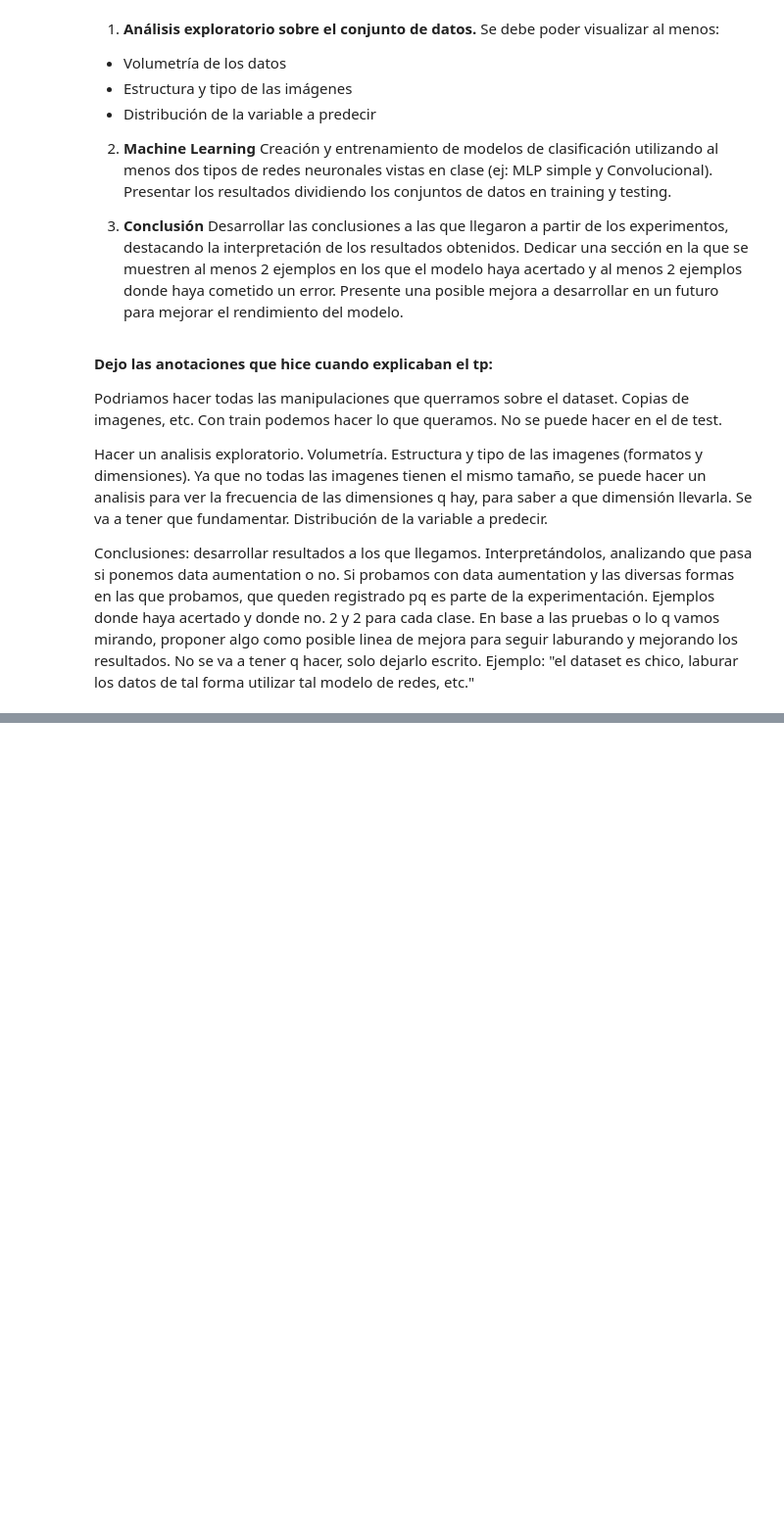
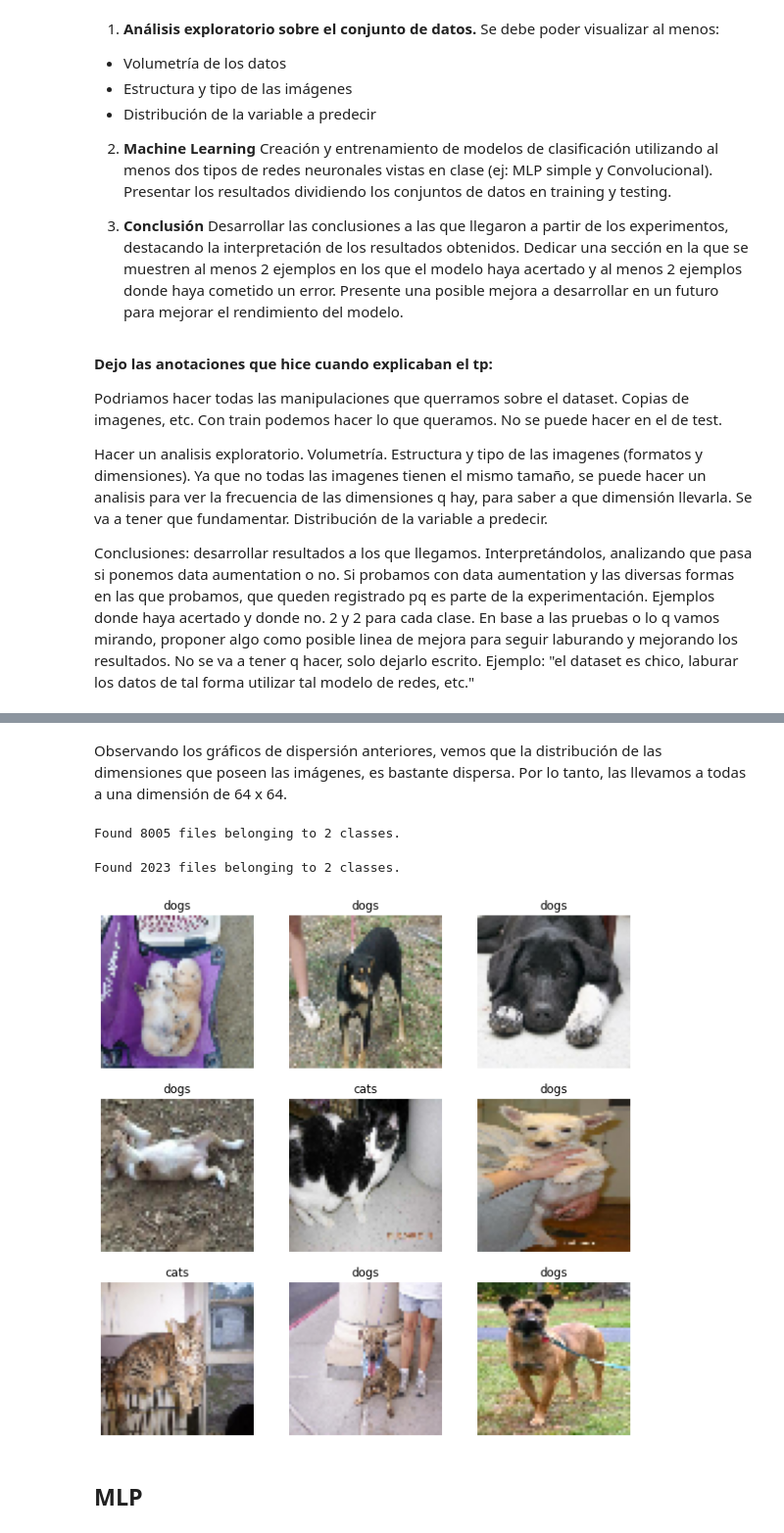
Before and after one commit to llullmariasol/entregasML, a Jupyter notebook: tp3_cv.ipynb, the cells around one changed output, grey strips where cells are left out. Shown at 98% size. Cells and saved outputs as stored; diff of their text form; code cells hidden in the pictures; blank space fills up the shorter version.

Commit message:
Análisis dimensiones imágenes, comenzando con MLP

```diff
--- a/tp3_cv.ipynb
+++ b/tp3_cv.ipynb
@@ -130,0 +103,13 @@ Tamaño:
+# %%
+# dogs
+x = [] # width
+y = [] # height
+for i in range(1, 4000):
+    path = str(Path(TRAINING_DIR)) + "\dogs\dog."+ str(i) + ".jpg"
+    width, height = getImageDimension(path)
+    x.append(width)
+    y.append(height)
+    #sizes.append((width, height))
+
+fig = px.scatter(x=x, y=y)
+fig.show()
@@ -130,0 +118,43 @@ Tamaño:
+# %% [markdown]
+Observando los gráficos de dispersión anteriores, vemos que la distribución de las dimensiones que poseen las imágenes, es bastante dispersa. Por lo tanto, las llevamos a todas a una dimensión de 64 x 64.
+# %%
+train = image_dataset_from_directory(
+    TRAINING_DIR,
+    labels="inferred",  # adivinar los labels en base al nombre del sub directorio ("ariel", etc)
+    label_mode="categorical",  # tenemos N labels, queremos tuplas de 0s y 1s indicando cuál de los labels es
+    class_names=TIPO,  # para usar el mismo orden en todos lados
+    color_mode="rgb",  # queremos trabajar con las imágenes a color
+    image_size=(64, 64),  # para que corra más rápido, vamos a achicar las imágenes
+    shuffle=True,  # que recorra el set de imágenes en orden aleatorio
+    seed=42,  # semilla para que la aleatoriedad sea repetible
+)
+# %% [output]
+Found 8005 files belonging to 2 classes.
+# %%
+test = image_dataset_from_directory(
+    TEST_DIR,
+    labels="inferred",
+    label_mode="categorical",
+    class_names=TIPO,
+    color_mode="rgb",
+    image_size=(64, 64),
+    shuffle=True,
+    seed=42,
+)
+# %% [output]
+Found 2023 files belonging to 2 classes.
+# %%
+def sample_images(dataset):
+    plt.figure(figsize=(10, 10))
+    for images, labels in dataset.take(1):
+        for i in range(9):
+            ax = plt.subplot(3, 3, i + 1)
+            plt.imshow(images[i].numpy().astype("uint8"))
+            plt.title(TIPO[np.argmax(labels[i])])
+            plt.axis("off")
+# %%
+sample_images(train)
+# %% [output]
+[figure, added]
+# %% [markdown]
+## MLP
```
Also changed, not shown: parts of 15 cells of this notebook.
